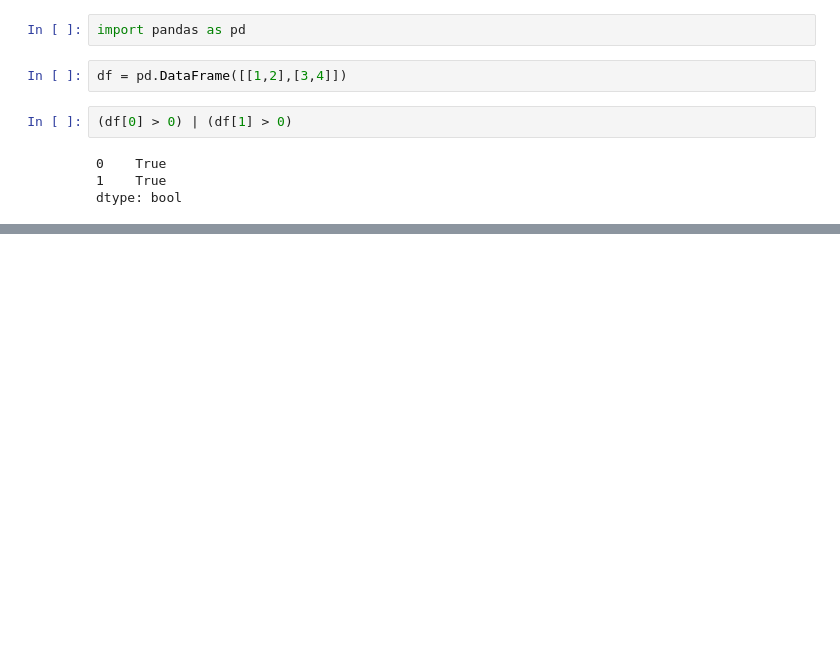
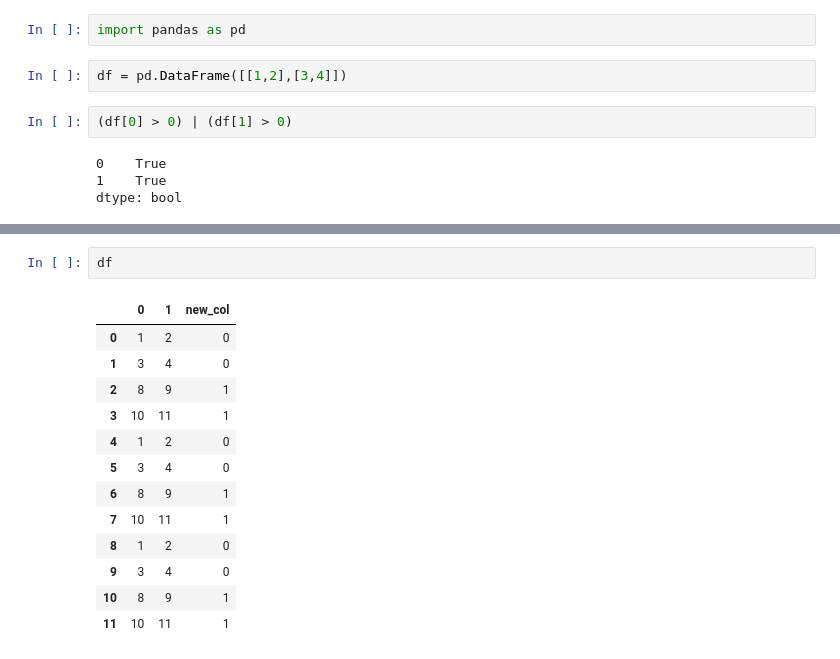
Before and after one commit to aldo-fsm/swarm-intelligence, a Jupyter notebook: pratica-N2.ipynb, the cells around one changed output, grey strips where cells are left out. Saved outputs shown, nothing was run; the diff lists cells and outputs as text; blank space fills up the shorter version.

```diff
--- a/pratica-N2.ipynb
+++ b/pratica-N2.ipynb
@@ -291,0 +404,16 @@ dtype: bool
+# %%
+df
+# %% [output]
+|  | 0 | 1 | new_col |
+| 0 | 1 | 2 | 0 |
+| 1 | 3 | 4 | 0 |
+| 2 | 8 | 9 | 1 |
+| 3 | 10 | 11 | 1 |
+| 4 | 1 | 2 | 0 |
+| 5 | 3 | 4 | 0 |
+| 6 | 8 | 9 | 1 |
+| 7 | 10 | 11 | 1 |
+| 8 | 1 | 2 | 0 |
+| 9 | 3 | 4 | 0 |
+| 10 | 8 | 9 | 1 |
+| 11 | 10 | 11 | 1 |
```
Also changed, not shown: parts of 20 cells of this notebook, 5 other files.
